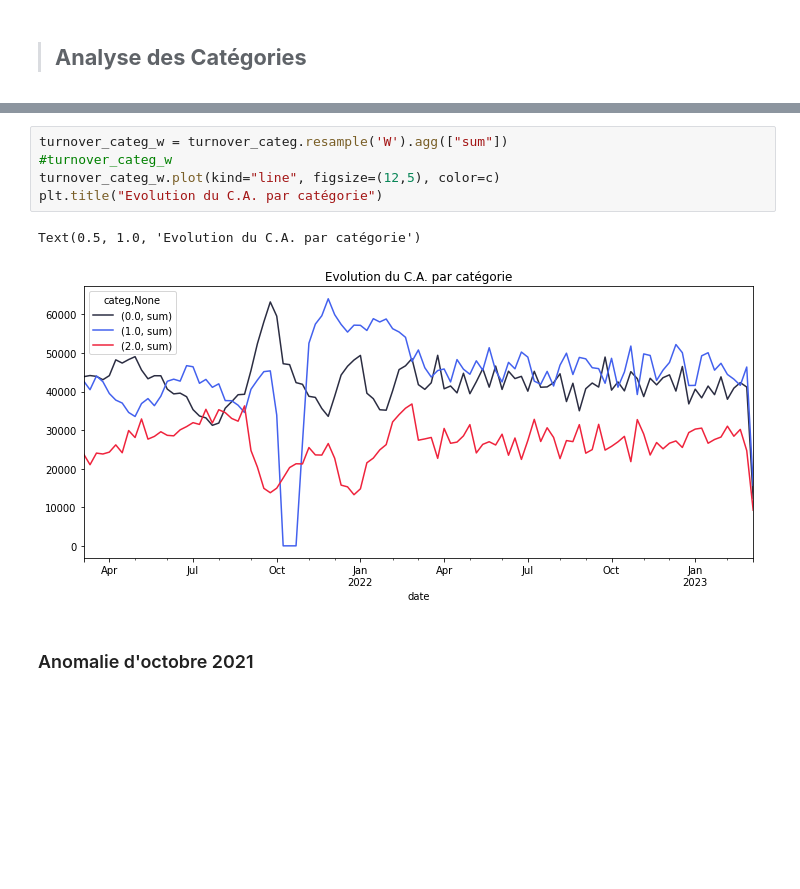
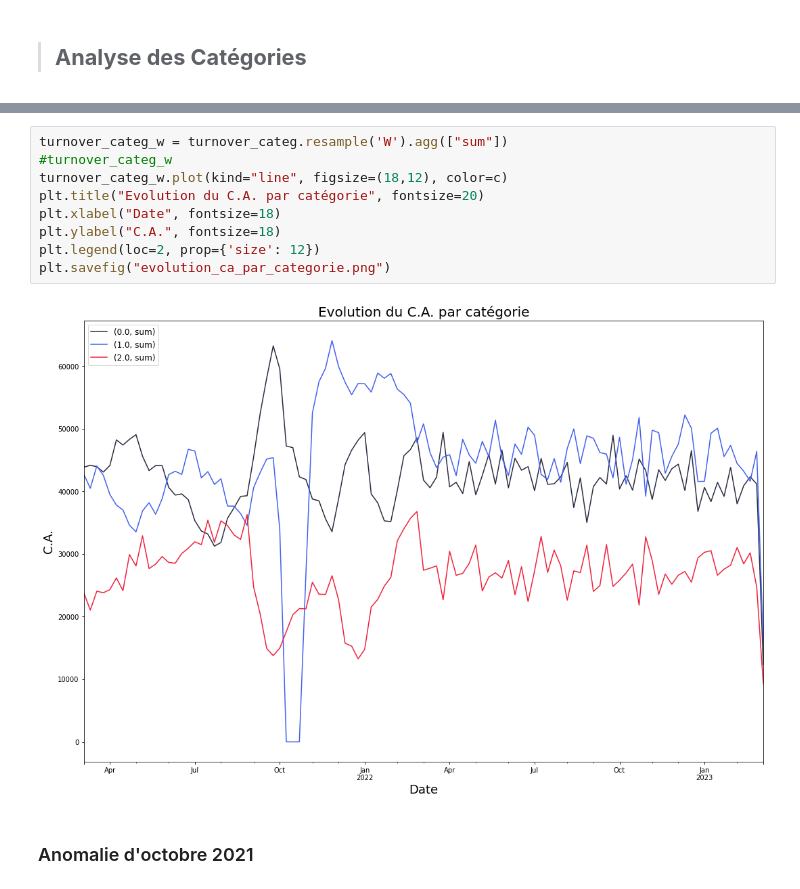
Before and after one commit to Valeeew/Analyze-bookstore-sales, a Jupyter notebook: Turnover_analyze.ipynb, the cells around one changed output, grey strips where cells are left out. Drawn from its saved outputs; the diff is of its cells as text; blank space fills up the shorter version.

```diff
--- a/Turnover_analyze.ipynb
+++ b/Turnover_analyze.ipynb
@@ -96,11 +109,14 @@ plt.axvline(7, color="orange", linestyle="-.")
 # %%
 turnover_categ_w = turnover_categ.resample('W').agg(["sum"])
 #turnover_categ_w
-turnover_categ_w.plot(kind="line", figsize=(12,5), color=c)
-plt.title("Evolution du C.A. par catégorie")
+turnover_categ_w.plot(kind="line", figsize=(18,12), color=c)
+plt.title("Evolution du C.A. par catégorie", fontsize=20)
+plt.xlabel("Date", fontsize=18)
+plt.ylabel("C.A.", fontsize=18)
+plt.legend(loc=2, prop={'size': 12})
+plt.savefig("evolution_ca_par_categorie.png")
 # %% [output]
-Text(0.5, 1.0, 'Evolution du C.A. par catégorie')
-[figure, old version]
+[figure, new version]
 # %% [markdown]
 ### Anomalie d'octobre 2021
 # %%
```
Also changed, not shown: parts of 23 cells of this notebook.
